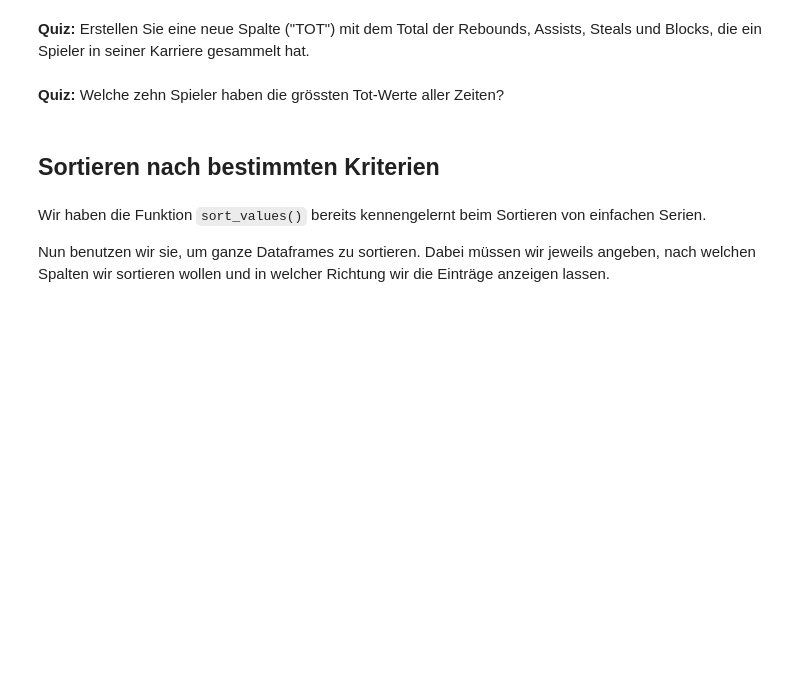
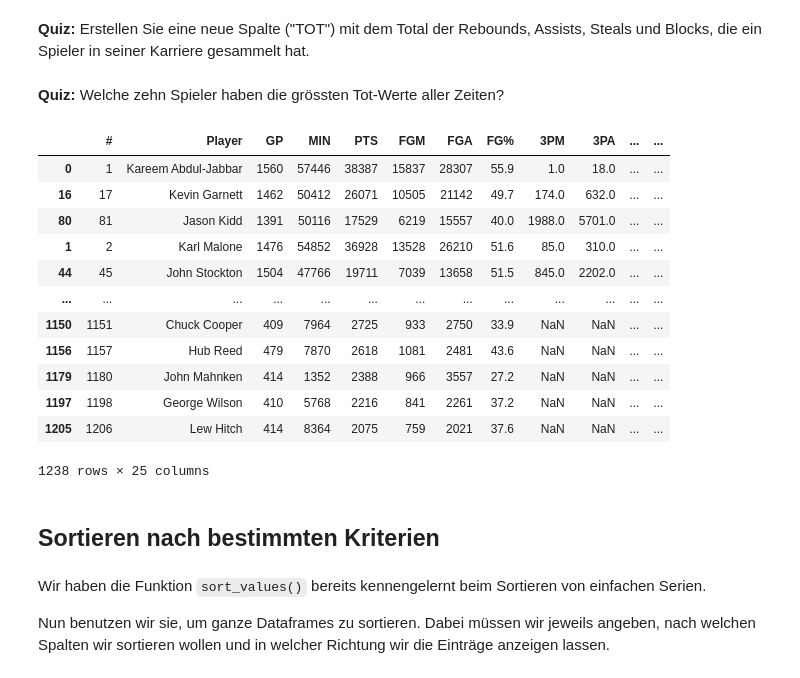
Before and after one commit to plotti/uzh22, a Jupyter notebook: 06 Pandas Teil 1/02 Filtern und Felder kombinieren.ipynb, the cells around one changed output. Drawn from its saved outputs; the diff is of its cells as text; code cells hidden in the pictures; blank space fills up the shorter version.

```diff
--- a/06 Pandas Teil 1/02 Filtern und Felder kombinieren.ipynb
+++ b/06 Pandas Teil 1/02 Filtern und Felder kombinieren.ipynb
@@ -223,2 +396,6 @@ Wir können die üblichen mathematischen Operatoren verwenden, um auf diese Weis
+# %%
+#Antwort
+df["TOT"] = df["REB"] +df["AST"] + df["STL"]+ df["BLK"]
+#df.head()
 # %% [markdown]
 **Quiz:** Welche zehn Spieler haben die grössten Tot-Werte aller Zeiten?
@@ -227,3 +402,20 @@ Wir können die üblichen mathematischen Operatoren verwenden, um auf diese Weis
+# %%
+#Antwort
+df.sort_values("TOT", ascending=False)
+# %% [output]
+|  | # | Player | GP | MIN | PTS | FGM | FGA | FG% | 3PM | 3PA | ... | ... |
+| 0 | 1 | Kareem Abdul-Jabbar | 1560 | 57446 | 38387 | 15837 | 28307 | 55.9 | 1.0 | 18.0 | ... | ... |
+| 16 | 17 | Kevin Garnett | 1462 | 50412 | 26071 | 10505 | 21142 | 49.7 | 174.0 | 632.0 | ... | ... |
+| 80 | 81 | Jason Kidd | 1391 | 50116 | 17529 | 6219 | 15557 | 40.0 | 1988.0 | 5701.0 | ... | ... |
+| 1 | 2 | Karl Malone | 1476 | 54852 | 36928 | 13528 | 26210 | 51.6 | 85.0 | 310.0 | ... | ... |
+| 44 | 45 | John Stockton | 1504 | 47766 | 19711 | 7039 | 13658 | 51.5 | 845.0 | 2202.0 | ... | ... |
+| ... | ... | ... | ... | ... | ... | ... | ... | ... | ... | ... | ... | ... |
+| 1150 | 1151 | Chuck Cooper | 409 | 7964 | 2725 | 933 | 2750 | 33.9 | NaN | NaN | ... | ... |
+| 1156 | 1157 | Hub Reed | 479 | 7870 | 2618 | 1081 | 2481 | 43.6 | NaN | NaN | ... | ... |
+| 1179 | 1180 | John Mahnken | 414 | 1352 | 2388 | 966 | 3557 | 27.2 | NaN | NaN | ... | ... |
+| 1197 | 1198 | George Wilson | 410 | 5768 | 2216 | 841 | 2261 | 37.2 | NaN | NaN | ... | ... |
+| 1205 | 1206 | Lew Hitch | 414 | 8364 | 2075 | 759 | 2021 | 37.6 | NaN | NaN | ... | ... |
+1238 rows × 25 columns
 # %% [markdown]
 ## Sortieren nach bestimmten Kriterien
 # %% [markdown]
```
Also changed, not shown: parts of 36 cells of this notebook, 1 other file.
